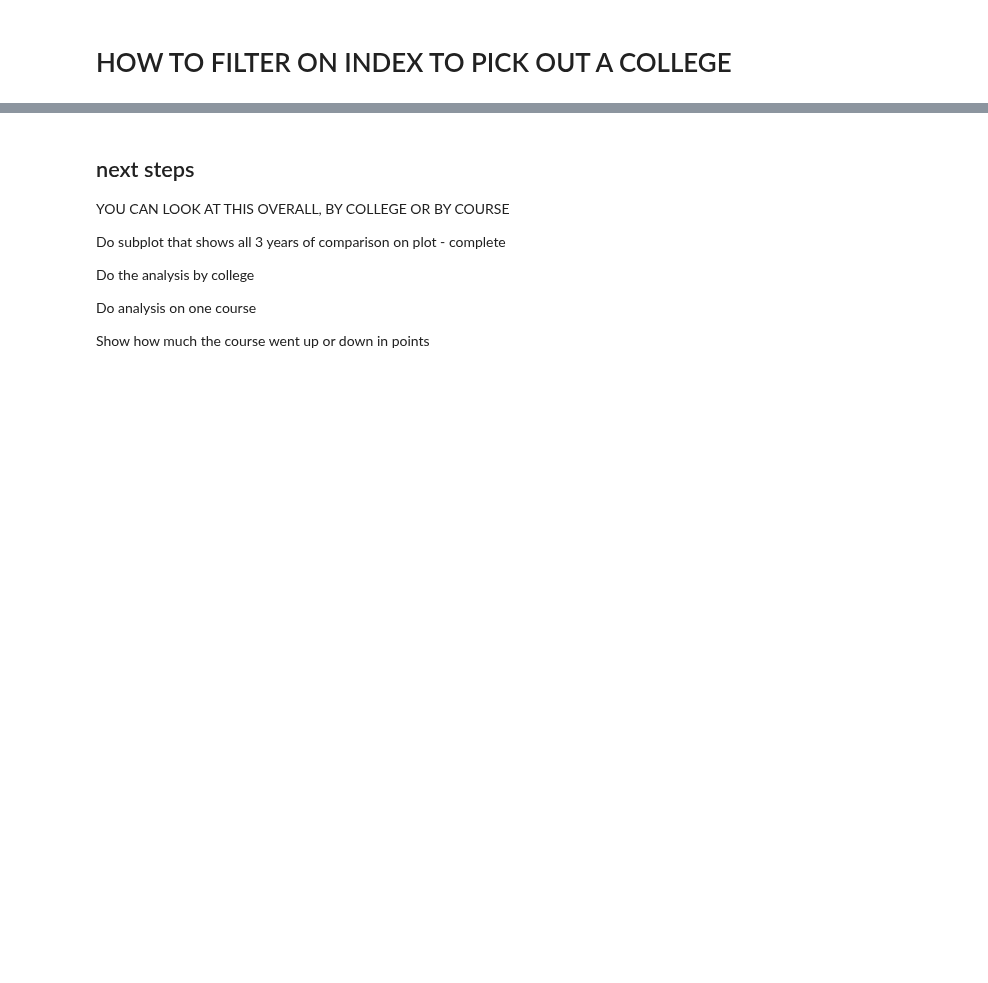
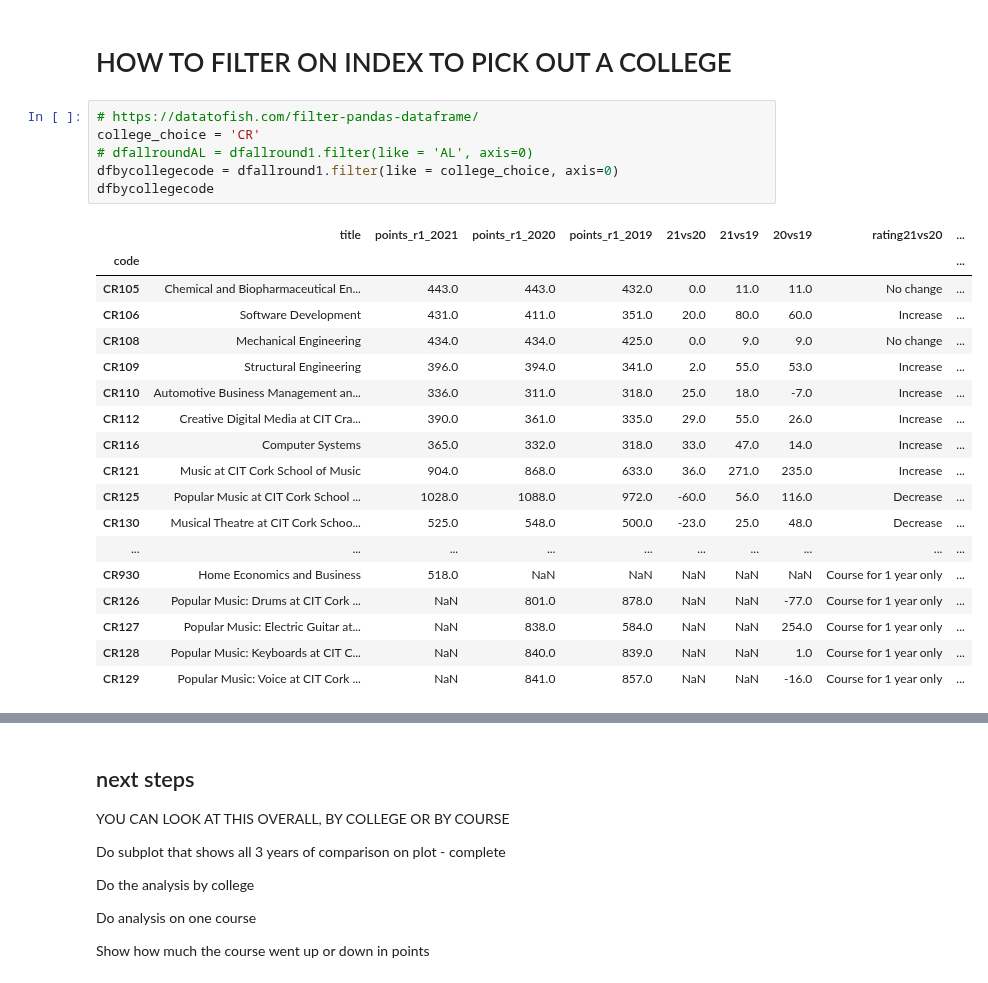
Before and after one commit to Michelleoc/fundamentals-of-data-analysis-assessment, a Jupyter notebook: cao.ipynb, the cells around one changed output, grey strips where cells are left out. Drawn from its saved outputs; the diff is of its cells as text; blank space fills up the shorter version.

```diff
--- a/cao.ipynb
+++ b/cao.ipynb
@@ -1274,5 +1274,30 @@ plt.show()
 # START HERE
 # %% [markdown]
  # HOW TO FILTER ON INDEX TO PICK OUT A COLLEGE
+# %%
+# https://datatofish.com/filter-pandas-dataframe/
+college_choice = 'CR'
+# dfallroundAL = dfallround1.filter(like = 'AL', axis=0)
+dfbycollegecode = dfallround1.filter(like = college_choice, axis=0)
+dfbycollegecode
+# %% [output]
+|  | title | points_r1_2021 | points_r1_2020 | points_r1_2019 | 21vs20 | 21vs19 | 20vs19 | rating21vs20 | ... |
+| code |  |  |  |  |  |  |  |  | ... |
+| CR105 | Chemical and Biopharmaceutical En... | 443.0 | 443.0 | 432.0 | 0.0 | 11.0 | 11.0 | No change | ... |
+| CR106 | Software Development | 431.0 | 411.0 | 351.0 | 20.0 | 80.0 | 60.0 | Increase | ... |
+| CR108 | Mechanical Engineering | 434.0 | 434.0 | 425.0 | 0.0 | 9.0 | 9.0 | No change | ... |
+| CR109 | Structural Engineering | 396.0 | 394.0 | 341.0 | 2.0 | 55.0 | 53.0 | Increase | ... |
+| CR110 | Automotive Business Management an... | 336.0 | 311.0 | 318.0 | 25.0 | 18.0 | -7.0 | Increase | ... |
+| CR112 | Creative Digital Media at CIT Cra... | 390.0 | 361.0 | 335.0 | 29.0 | 55.0 | 26.0 | Increase | ... |
+| CR116 | Computer Systems | 365.0 | 332.0 | 318.0 | 33.0 | 47.0 | 14.0 | Increase | ... |
+| CR121 | Music at CIT Cork School of Music | 904.0 | 868.0 | 633.0 | 36.0 | 271.0 | 235.0 | Increase | ... |
+| CR125 | Popular Music at CIT Cork School ... | 1028.0 | 1088.0 | 972.0 | -60.0 | 56.0 | 116.0 | Decrease | ... |
+| CR130 | Musical Theatre at CIT Cork Schoo... | 525.0 | 548.0 | 500.0 | -23.0 | 25.0 | 48.0 | Decrease | ... |
+| ... | ... | ... | ... | ... | ... | ... | ... | ... | ... |
+| CR930 | Home Economics and Business | 518.0 | NaN | NaN | NaN | NaN | NaN | Course for 1 year only | ... |
+| CR126 | Popular Music: Drums at CIT Cork ... | NaN | 801.0 | 878.0 | NaN | NaN | -77.0 | Course for 1 year only | ... |
+| CR127 | Popular Music: Electric Guitar at... | NaN | 838.0 | 584.0 | NaN | NaN | 254.0 | Course for 1 year only | ... |
+| CR128 | Popular Music: Keyboards at CIT C... | NaN | 840.0 | 839.0 | NaN | NaN | 1.0 | Course for 1 year only | ... |
+| CR129 | Popular Music: Voice at CIT Cork ... | NaN | 841.0 | 857.0 | NaN | NaN | -16.0 | Course for 1 year only | ... |
 # %%
 # Count each category
```
Also changed, not shown: parts of 30 cells of this notebook, 40 other files.
